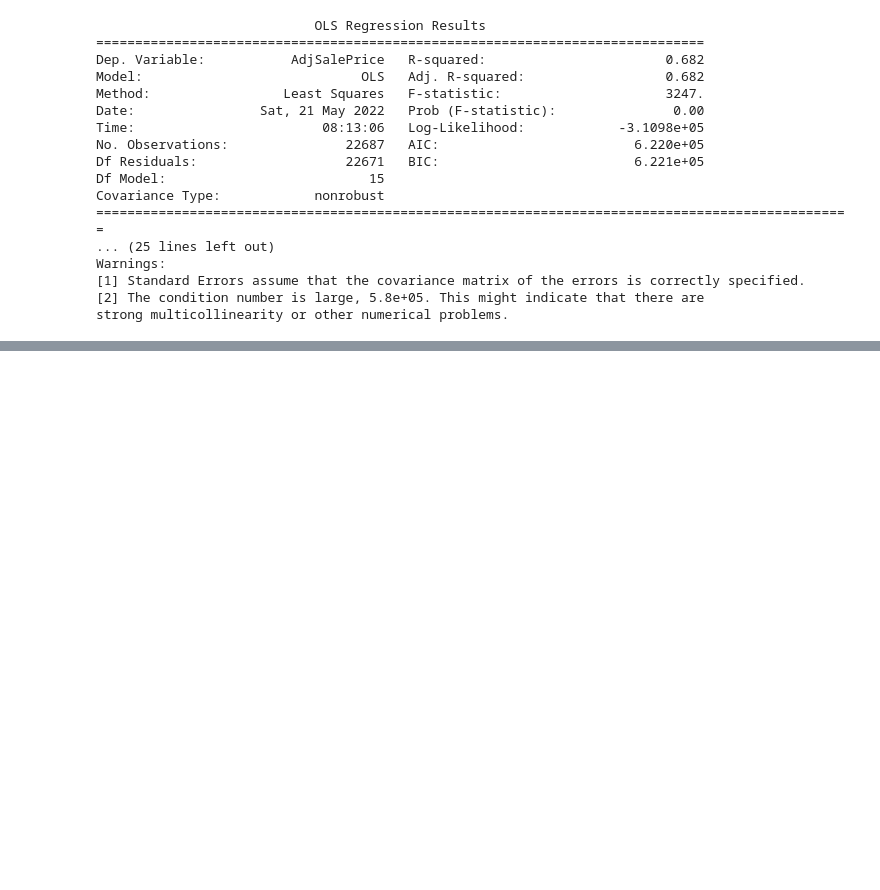
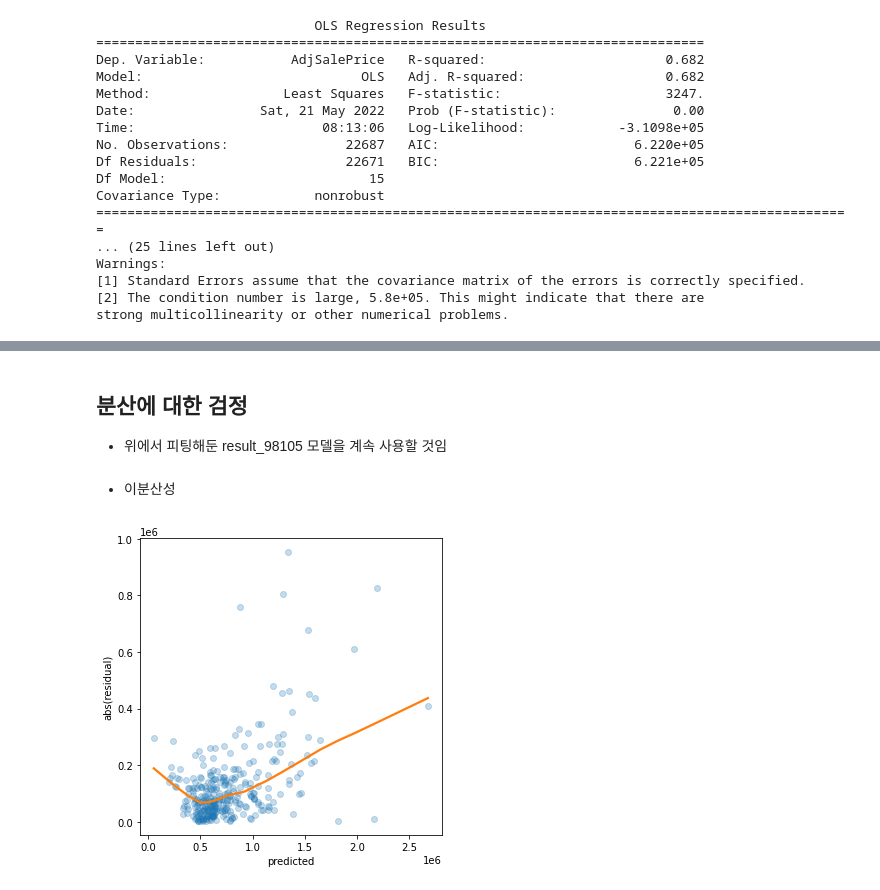
Before and after one commit to Je-Hyeon/My_Study_Materials2021, a Jupyter notebook: 데사통계정리.ipynb, the cells around one changed output, grey strips where cells are left out. Drawn from its saved outputs; the diff is of its cells as text; code cells hidden in the pictures; blank space fills up the shorter version.

```diff
--- a/데사통계정리.ipynb
+++ b/데사통계정리.ipynb
@@ -1203,0 +1319,20 @@ strong multicollinearity or other numerical problems.
+# %% [markdown]
+## 분산에 대한 검정
+
+- 위에서 피팅해둔 result_98105 모델을 계속 사용할 것임
+# %% [markdown]
+* 이분산성
+# %%
+# seaborn의 regplot을 사용해서 잔차항을 시각화 해보자
+
+fig, ax = plt.subplots(figsize=(5, 5))
+sns.regplot( x=result_98105.fittedvalues, y=np.abs(result_98105.resid), scatter_kws={'alpha': 0.25},
+            line_kws={'color': 'C1'},lowess=True, ax=ax)
+ax.set_xlabel('predicted')
+ax.set_ylabel('abs(residual)')
+
+plt.tight_layout();
+
+# 이분산성을 확인할 수 있다 > 주택 가격이 높아질 수록 예측 정확도가 감소하는 것을 볼 수 있다
+# %% [output]
+[figure, added]
```
Also changed, not shown: parts of 22 cells of this notebook.
